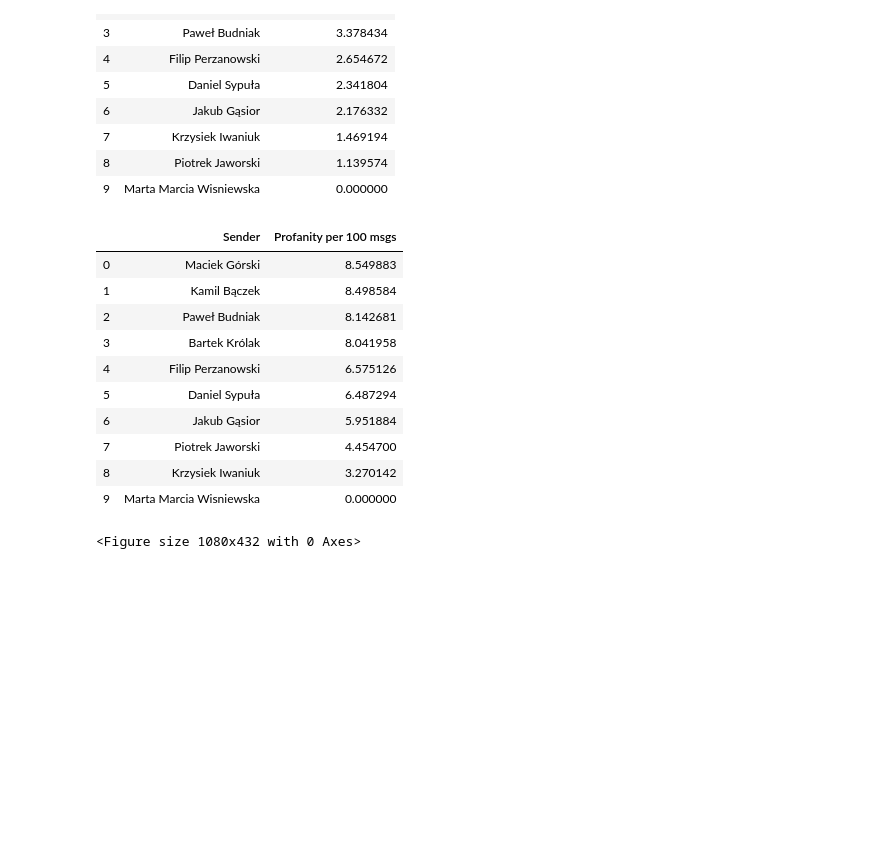
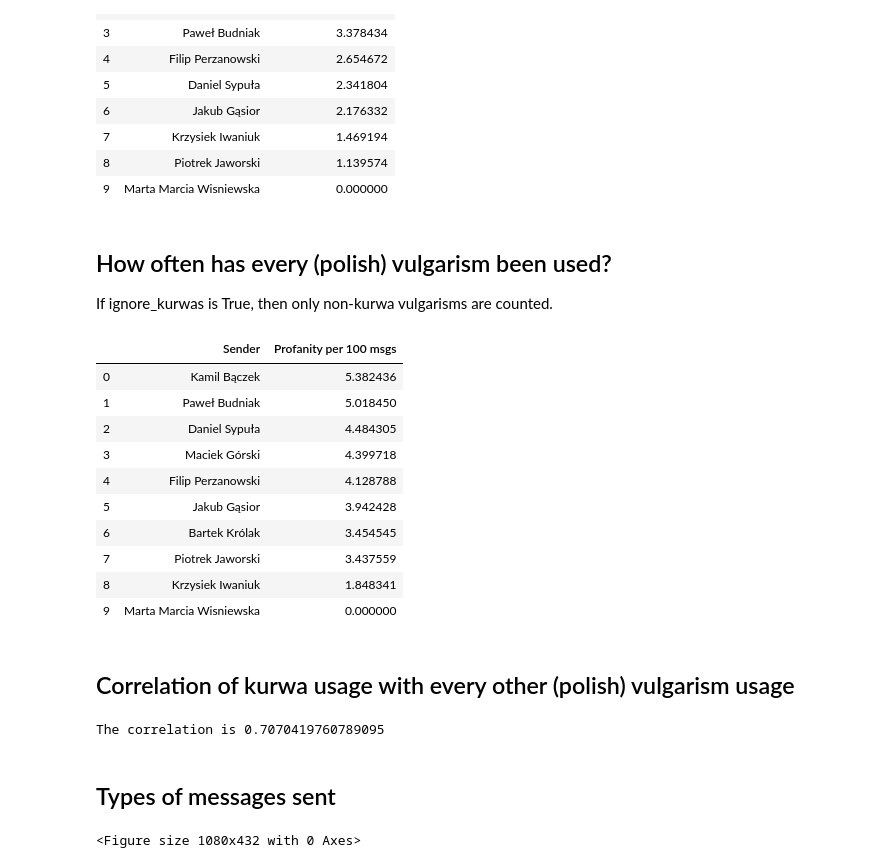
Before and after one commit to PawelBudniak/Messenger-chat-analysis, a Jupyter notebook: messenger_stats_pd.ipynb, the cells around one changed output. Cells and saved outputs as stored; diff of their text form; code cells hidden in the pictures; blank space fills up the shorter version.

```diff
--- a/messenger_stats_pd.ipynb
+++ b/messenger_stats_pd.ipynb
@@ -5,16 +10,6 @@ import stats_pandas as stats
 import pandas as pd
 import seaborn as sns
 
-sklad = r'D:\facebook html i json\skladczarnuchow_9ZWCplP1iw'
-json_chat = R'data\skladczarnuchow.json'
-PATH = sklad
+PATH = r'D:\facebook html i json\sluzewiaki'
 
-#chat = stats.load_json(json_chat)
 chat = stats.load_from_path(PATH)
-msg_stats = stats.get_msg_stats(chat)
-df = pd.DataFrame(((k,*v) for k,v in msg_stats.items()))
-df.columns = ['Sender', 'Total msgs sent', 'Avg msg length', 'Total chars sent']
-sns.set(rc={'figure.figsize':(10,8)})
-ax = sns.barplot(x='Sender', y='Total msgs sent', data=df)
-ax.set_xticklabels(ax.get_xticklabels(), rotation =45)
-ax
@@ -46,11 +40,12 @@ Poniżej można zmienić minimalną długość słowa.
 # %%
-#ksywy = ['debesciak', 'pierdziano', 'czlowiek', 'wielkiego', 'szacunku', 'glawiator', 'tajtisów', 'klawy', 'ziom3q']
+excluded = ['debesciak', 'pierdziano', 'czlowiek', 'wielkiego', 'szacunku', 'glawiator', 'tajtisów', 'klawy', 'ziom3q']
 
-#### do zmiany
-min_word_length = 5 #minimalna długość wyrazu
-#### do zmiany
 
-word_counts = stats.get_word_counts(chat, filter_participants_names = True, exclude_words = None)
+#### change min_word_length here
+min_word_length = 5
+
+
+word_counts = stats.get_word_counts(chat, filter_participants_names = True, exclude_words = excluded)
 word_counts_filtered = {}
 for sender in word_counts:
     word_counts_filtered[sender] = {k:v for k,v in word_counts[sender].items() if len(k)>=min_word_length}
@@ -96,23 +94,39 @@ df
 | 7 | Krzysiek Iwaniuk | 1.469194 |
 | 8 | Piotrek Jaworski | 1.139574 |
 | 9 | Marta Marcia Wisniewska | 0.000000 |
+# %% [markdown]
+## How often has every (polish) vulgarism been used?
+If ignore_kurwas is True, then only non-kurwa vulgarisms are counted.
 # %%
-pcoeffs = stats.get_profanity_coefficients(word_counts, msg_stats)
+pcoeffs = stats.get_profanity_coefficients(word_counts, msg_stats, ignore_kurwas = True)
+
 pcoeffs = {k:v * 100 for k,v  in sorted(pcoeffs.items(), key = lambda item: item[1], reverse = True)}
 df = pd.DataFrame(pcoeffs.items(), columns = ['Sender', 'Profanity per 100 msgs'])
 df
 # %% [output]
 |  | Sender | Profanity per 100 msgs |
-| 0 | Maciek Górski | 8.549883 |
-| 1 | Kamil Bączek | 8.498584 |
-| 2 | Paweł Budniak | 8.142681 |
-| 3 | Bartek Królak | 8.041958 |
-| 4 | Filip Perzanowski | 6.575126 |
-| 5 | Daniel Sypuła | 6.487294 |
-| 6 | Jakub Gąsior | 5.951884 |
-| 7 | Piotrek Jaworski | 4.454700 |
-| 8 | Krzysiek Iwaniuk | 3.270142 |
+| 0 | Kamil Bączek | 5.382436 |
+| 1 | Paweł Budniak | 5.018450 |
+| 2 | Daniel Sypuła | 4.484305 |
+| 3 | Maciek Górski | 4.399718 |
+| 4 | Filip Perzanowski | 4.128788 |
+| 5 | Jakub Gąsior | 3.942428 |
+| 6 | Bartek Królak | 3.454545 |
+| 7 | Piotrek Jaworski | 3.437559 |
+| 8 | Krzysiek Iwaniuk | 1.848341 |
 | 9 | Marta Marcia Wisniewska | 0.000000 |
+# %% [markdown]
+## Correlation of kurwa usage with every other (polish) vulgarism usage
+# %%
+pcoeffs = stats.get_profanity_coefficients(word_counts, msg_stats, ignore_kurwas = True)
+pcoeffs = {k:v * 100 for k,v  in pcoeffs.items()}
+df = pd.DataFrame(pcoeffs.items(), columns = ['Sender', 'Profanity per 100 msgs'])
+cor = df.merge(kurwas_df, how = 'inner').corr().iloc[0,1]
+print('The correlation is', cor)
+# %% [output]
+The correlation is 0.7070419760789095
+# %% [markdown]
+## Types of messages sent
 # %%
 msg_types = stats.get_msg_types(chat, include_txt = False)
 for i, sender in enumerate(msg_types):
```
Also changed, not shown: parts of 36 cells of this notebook, 1 other file.
